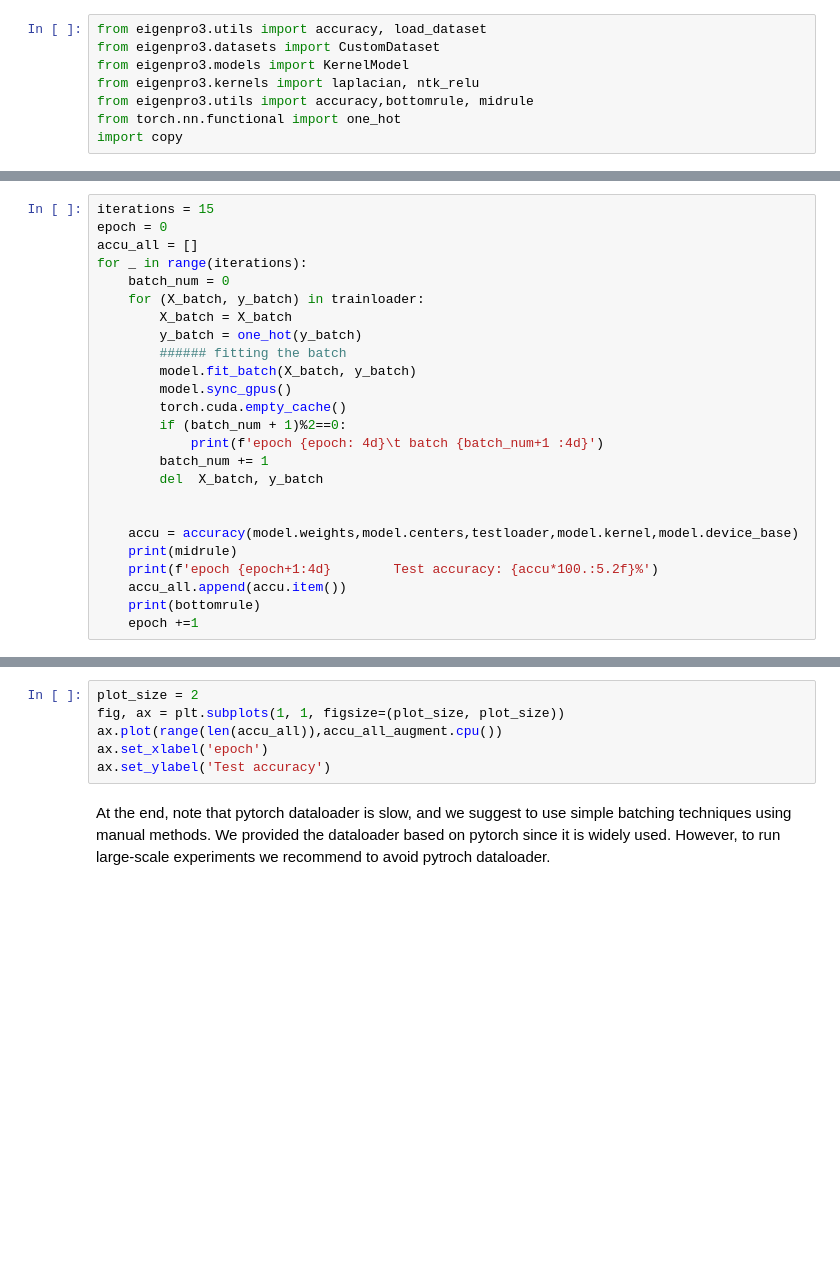
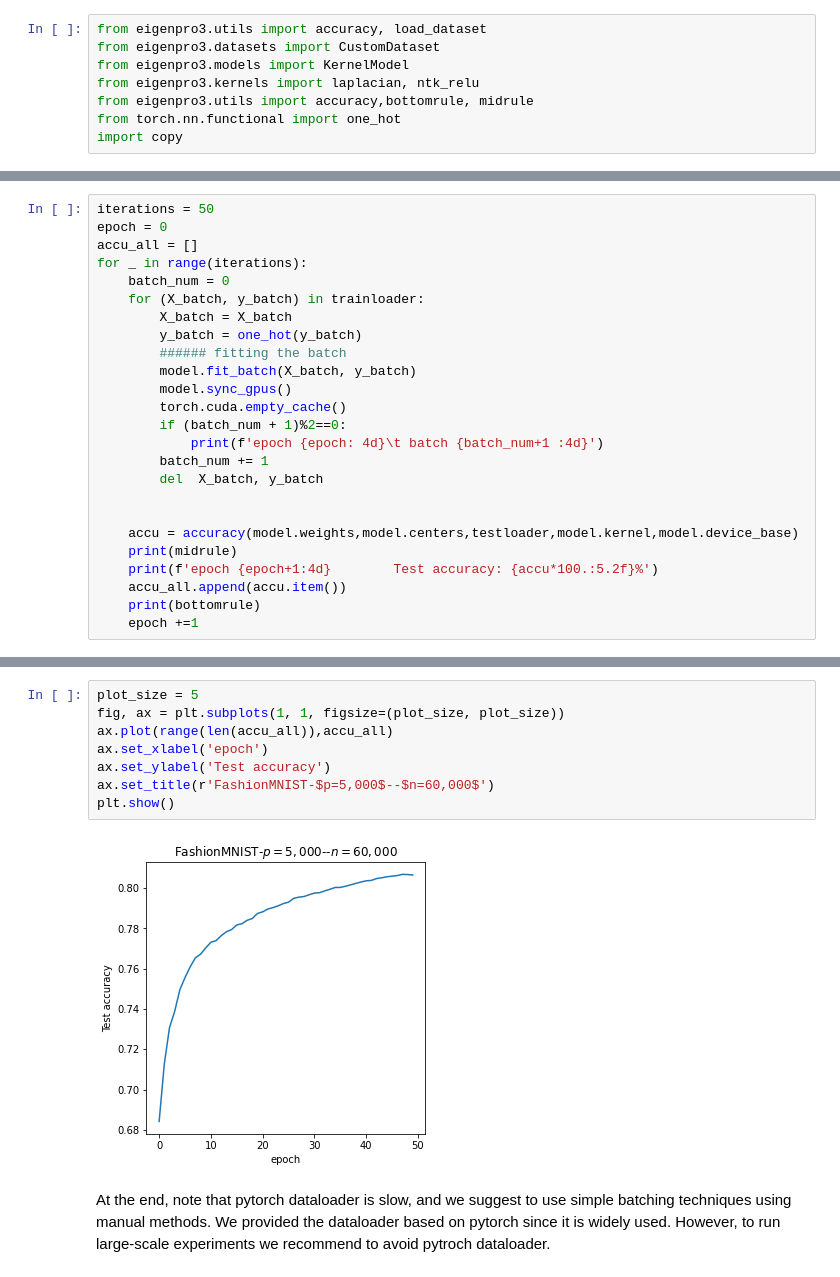
Before and after one commit to EigenPro/EigenPro3, a Jupyter notebook: Custome_dataloader.ipynb, the cells around one changed output, grey strips where cells are left out. Drawn from its saved outputs; the diff is of its cells as text; blank space fills up the shorter version.

```diff
--- a/Custome_dataloader.ipynb
+++ b/Custome_dataloader.ipynb
@@ -71,7 +71,7 @@ Setting up inexact projector
 Done.
 -------------------------
 # %%
-iterations = 15
+iterations = 50
 epoch = 0
 accu_all = []
 for _ in range(iterations):
@@ -115,9 +115,13 @@ epoch    3        Test accuracy: 74.14%
 ==================================================
 # %%
-plot_size = 2
+plot_size = 5
 fig, ax = plt.subplots(1, 1, figsize=(plot_size, plot_size))
-ax.plot(range(len(accu_all)),accu_all_augment.cpu())
+ax.plot(range(len(accu_all)),accu_all)
 ax.set_xlabel('epoch')
 ax.set_ylabel('Test accuracy')
+ax.set_title(r'FashionMNIST-$p=5,000$--$n=60,000$')
+plt.show()
+# %% [output]
+[figure, added]
 # %% [markdown]
 At the end, note that pytorch dataloader is slow, and we suggest to use simple batching techniques using manual methods. We provided the dataloader based on pytorch since it is widely used. However, to run large-scale experiments we recommend to avoid pytroch dataloader.
```
Also changed, not shown: parts of 3 cells of this notebook, 2 other files.
